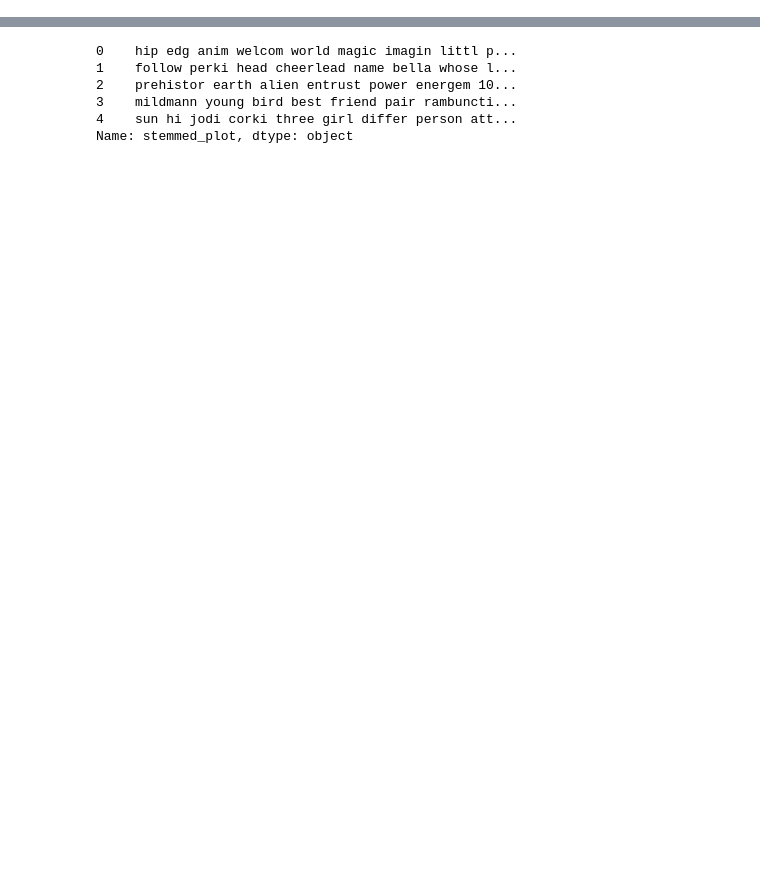
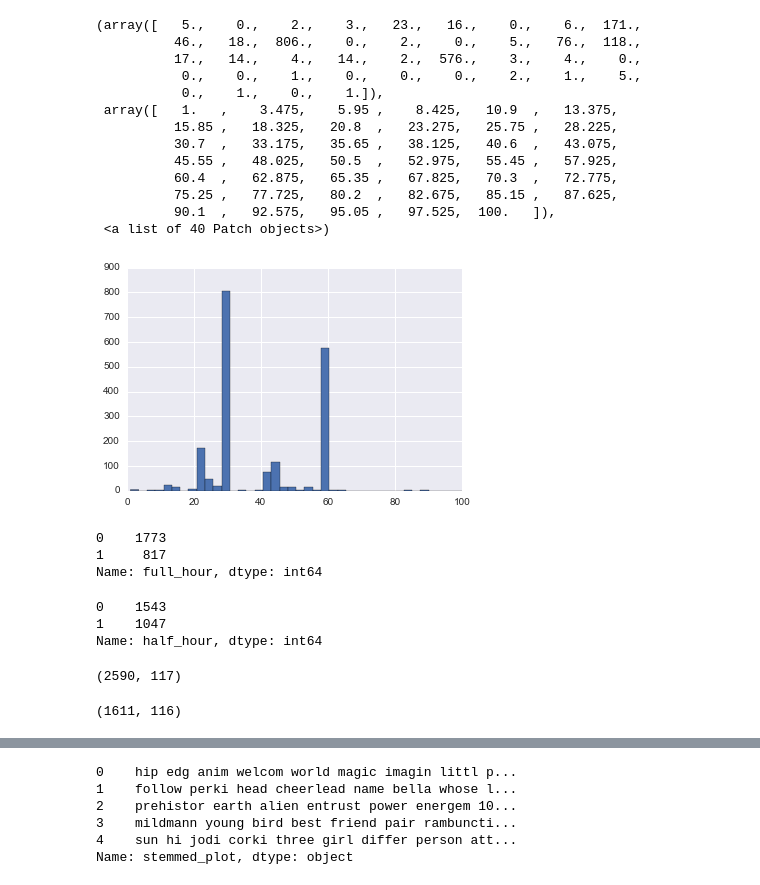
Before and after one commit to cgeppig/Will_My_Show_Get_Cancelled, a Jupyter notebook: Capstone Modeling.ipynb, the cells around one changed output, grey strips where cells are left out. Cells and saved outputs as stored; diff of their text form; code cells hidden in the pictures; blank space fills up the shorter version.

```diff
--- a/Capstone Modeling.ipynb
+++ b/Capstone Modeling.ipynb
@@ -25,0 +59,19 @@ shows = pd.read_csv('shows_good_data.csv')
+# %%
+fixed_shows = shows[shows['fixed_runtime'] <= 100]
+# %%
+plt.hist(fixed_shows['fixed_runtime'].dropna(), bins=40)
+# %% [output]
+(array([   5.,    0.,    2.,    3.,   23.,   16.,    0.,    6.,  171.,
+          46.,   18.,  806.,    0.,    2.,    0.,    5.,   76.,  118.,
+          17.,   14.,    4.,   14.,    2.,  576.,    3.,    4.,    0.,
+           0.,    0.,    1.,    0.,    0.,    0.,    2.,    1.,    5.,
+           0.,    1.,    0.,    1.]),
+ array([   1.   ,    3.475,    5.95 ,    8.425,   10.9  ,   13.375,
+          15.85 ,   18.325,   20.8  ,   23.275,   25.75 ,   28.225,
+          30.7  ,   33.175,   35.65 ,   38.125,   40.6  ,   43.075,
+          45.55 ,   48.025,   50.5  ,   52.975,   55.45 ,   57.925,
+          60.4  ,   62.875,   65.35 ,   67.825,   70.3  ,   72.775,
+          75.25 ,   77.725,   80.2  ,   82.675,   85.15 ,   87.625,
+          90.1  ,   92.575,   95.05 ,   97.525,  100.   ]),
+ <a list of 40 Patch objects>)
+[figure, added]
@@ -25,0 +84,12 @@ shows = pd.read_csv('shows_good_data.csv')
+# %%
+shows['full_hour'].value_counts()
+# %% [output]
+0    1773
+1     817
+Name: full_hour, dtype: int64
+# %%
+shows['half_hour'].value_counts()
+# %% [output]
+0    1543
+1    1047
+Name: half_hour, dtype: int64
@@ -26,3 +99,11 @@ shows = pd.read_csv('shows_good_data.csv')
+# %%
+shows.shape
+# %% [output]
+(2590, 117)
+# %%
+shows.dropna().shape
+# %% [output]
+(1611, 116)
 # %%
 shows.head()
 # %% [output]
```
Also changed, not shown: parts of 37 cells of this notebook, 3 other files.
